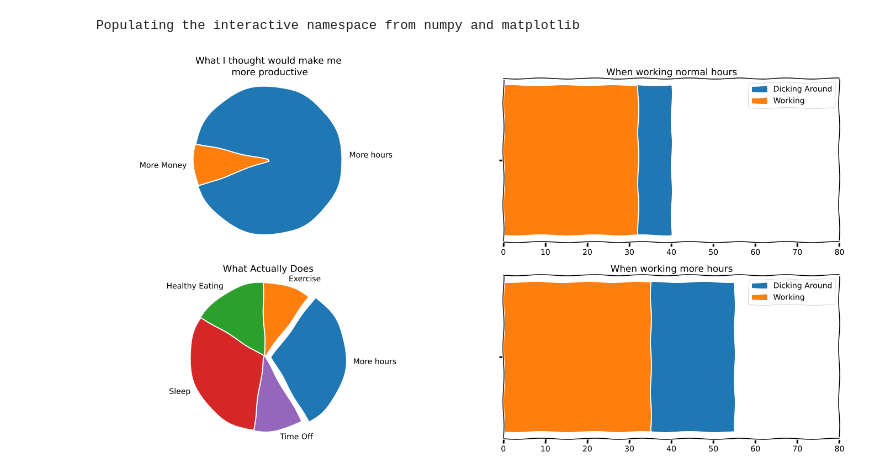
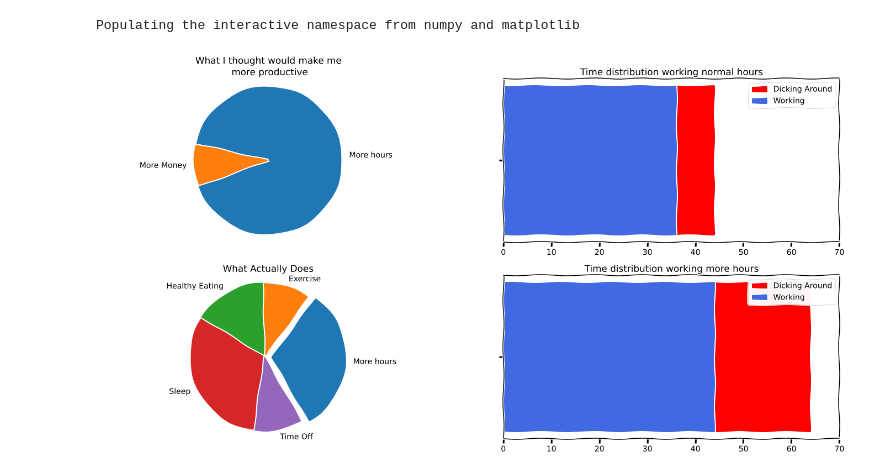
Before and after one commit to idvorkin/jupyter, a Jupyter notebook: ProductivityGraphs.ipynb, the cells around one changed output. Saved outputs shown, nothing was run; the diff lists cells and outputs as text; code cells hidden in the pictures.

Commit message:
update text on productivy graphs

```diff
--- a/ProductivityGraphs.ipynb
+++ b/ProductivityGraphs.ipynb
@@ -19,40 +19,40 @@ mpl.rc("figure", figsize=(2 * height_in_inches, height_in_inches))
 
 fig1, (
     (ax_thought_more_productive, ax_normal_hours),
     (ax_actually, ax_more_hours),
 ) = plt.subplots(2, 2)
 
 ax_thought_more_productive.set_title(" What I thought would make me \n more productive")
 ax_thought_more_productive.pie(
     [100, 10], labels=["More hours", "More Money"], startangle=200
 )
 ax_thought_more_productive.axis(
     "equal"
 )  # Equal aspect ratio ensures that pie is drawn as a circle.
 
 labels = ["More hours", "Exercise", "Healthy Eating", "Sleep", "Time Off"]
 sizes = [30, 10, 15, 30, 10]
 explode = (0.1, 0, 0, 0, 0)  # only "explode" the 2nd slice (i.e. 'Hogs')
 ax_actually.pie(sizes, explode=explode, labels=labels, startangle=300)
 ax_actually.set_title("What Actually Does")
 ax_actually.axis("equal")  # Equal aspect ratio ensures that pie is drawn as a circle.
 
-ax_normal_hours.set_title("When working normal hours")
-ax_normal_hours.barh(y=[""], width=[40])
-ax_normal_hours.barh(y=[""], width=[32])
+ax_normal_hours.set_title("Time distribution working normal hours")
+ax_normal_hours.barh(y=[""], width=[44], color="red")
+ax_normal_hours.barh(y=[""], width=[36], color="royalblue")
 ax_normal_hours.legend(["Dicking Around", "Working"])
-ax_normal_hours.set_xlim(0, 80)
-ax_more_hours.set_title("When working more hours")
-ax_more_hours.barh(y=[""], width=[55])
-ax_more_hours.barh(y=[""], width=[35])
+ax_normal_hours.set_xlim(0, 70)
+ax_more_hours.set_title("Time distribution working more hours")
+ax_more_hours.barh(y=[""], width=[64], color="red")
+ax_more_hours.barh(y=[""], width=[44], color="royalblue")
 ax_more_hours.legend(["Dicking Around", "Working"])
-ax_more_hours.set_xlim(0, 80)
+ax_more_hours.set_xlim(0, 70)
 
 
 # plt.subplots_adjust(left=None, bottom=None, right=None, top=None, wspace=None, hspace=None)
-#  plt.subplots_adjust(hspace=1)
+#  plt.subplots_adjust(hspace=1)k
 
 
 plt.show()
 # %% [output]
-[figure, old version]
+[figure, new version]
```
Also changed, not shown: 1 other file.
